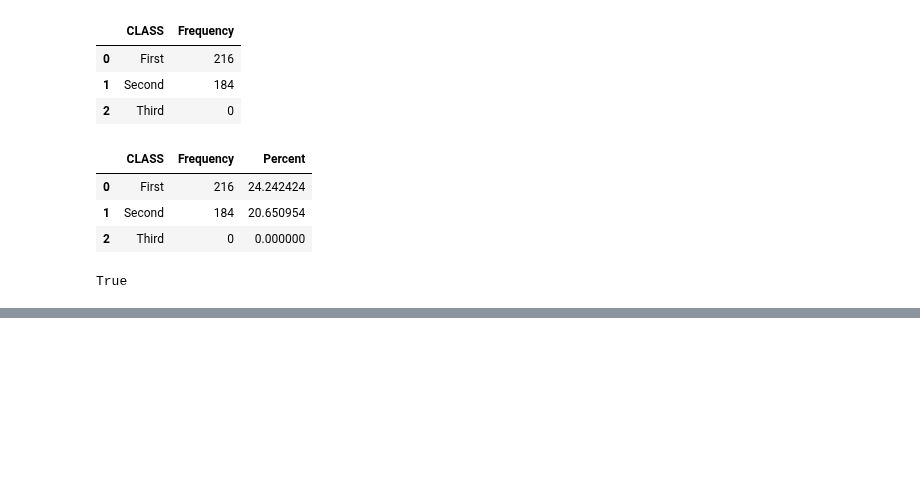
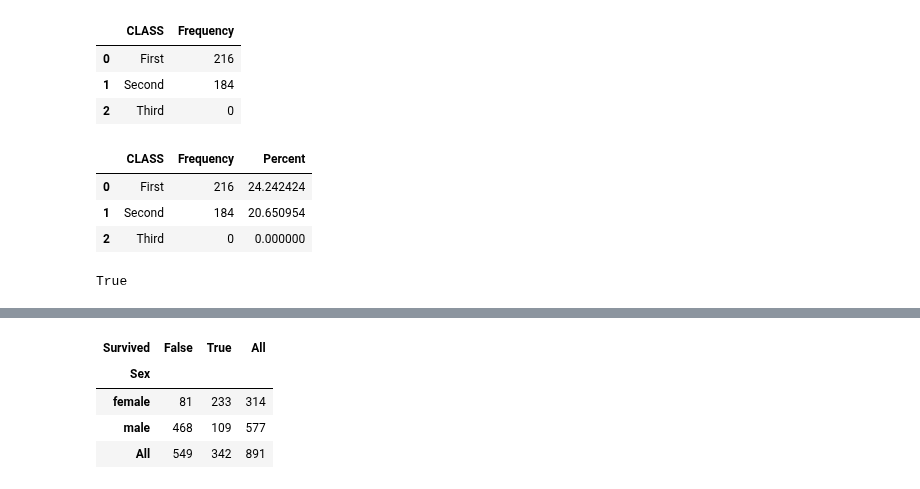
Before and after one commit to IsaacG-L/AI, a Jupyter notebook: Semester 1/Titanic/Titanic.ipynb, the cells around one changed output, grey strips where cells are left out. Drawn from its saved outputs; the diff is of its cells as text; code cells hidden in the pictures; blank space fills up the shorter version.

Commit message:
Made a contingency table

```diff
--- a/Semester 1/Titanic/Titanic.ipynb
+++ b/Semester 1/Titanic/Titanic.ipynb
@@ -240,0 +224,9 @@ data
+# %%
+ctable = pd.crosstab(data["Sex"], data["Survived"] == 1, margins=True)
+ctable
+# %% [output]
+| Survived | False | True | All |
+| Sex |  |  |  |
+| female | 81 | 233 | 314 |
+| male | 468 | 109 | 577 |
+| All | 549 | 342 | 891 |
```
Also changed, not shown: parts of 15 cells of this notebook.
